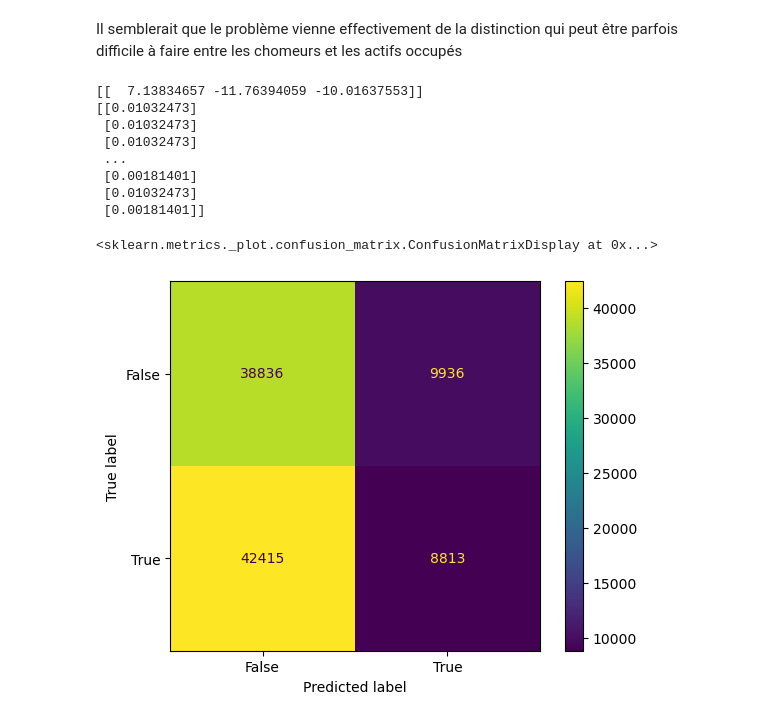
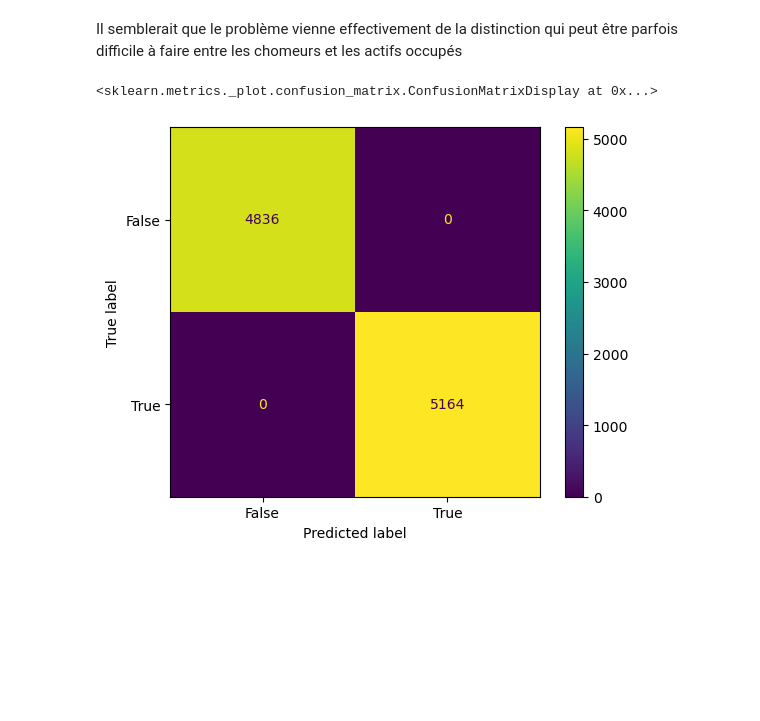
Before and after one commit to Alexis-Barrau/python_ensae, a Jupyter notebook: Scripts/Script first analysis.ipynb, the cells around one changed output. Cells and saved outputs as stored; diff of their text form; code cells hidden in the pictures; blank space fills up the shorter version.

Commit message:
Prediction "Actif" sur l'enquête emploi 2020

```diff
--- a/Scripts/Script first analysis.ipynb
+++ b/Scripts/Script first analysis.ipynb
@@ -103,7 +103,7 @@ print(EEC_2019.shape)
 # standardisation des variables explicatives ? Pas utile car que des dummies
 # (La standardisation permet une convergence plus rapide des algorithmes pour des variables réelles)
 
-EEC_2019_subsample = EEC_2019.sample(n=100000, random_state=3)
+EEC_2019_subsample = EEC_2019.sample(n=10000, random_state=3)
 # %% [output]
 ['ACTEU', 'ANNEE', 'TRIM', 'AGE3', 'AGE5', 'CATAU2010R', 'COURED', 'CSTOT', 'CSTOTR', 'CSTOTPRM', 'DIP11', 'ENFRED', 'METRODOM', 'NFRRED', 'SEXE', 'TYPMEN7']
 (416298, 16)
@@ -550,23 +517,22 @@ from sklearn.feature_selection import SelectFromModel
 
 #  Lasso linear model with cross-validated selection of the regularization parameter (alpha) to find the optimal
 clf = LassoCV()
-clf.fit(X_bis, y_bis)
+clf.fit(X, y_bis)
 
 # Je m'impose un maximum de 10 features selectionnées
 sfm = SelectFromModel(clf, prefit=False, max_features=3)
 
-sfm.fit(X_bis,y_bis)
+sfm.fit(X,y_bis)
 
-X_transform = sfm.transform(X_bis)
-print(X_transform.shape)
-
+X_transform_bis = sfm.transform(X)
+print(X_transform_bis.shape)
 
 from sklearn.linear_model import LogisticRegression
 from sklearn.model_selection import train_test_split
 from sklearn.model_selection import GridSearchCV
 
 
-X_train_2, X_test_2, y_train_2, y_test_2 = train_test_split(X_transform,
+X_train_2, X_test_2, y_train_2, y_test_2 = train_test_split(X_transform_bis,
                                                     y_bis,
                                                     test_size=.2, random_state=3)
 
@@ -613,30 +579,17 @@ Number of variables considered: 3
 # %% [markdown]
 Il semblerait que le problème vienne effectivement de la distinction qui peut être parfois difficile à faire entre les chomeurs et les actifs occupés
 # %%
-print(clf.coef_)
+y_pred_4 = clf.predict(X_transform_bis)
 
-linear_pred_3 = clf.intercept_ + np.dot(X_bis[:, variables_indices], clf.coef_[:, variables_indices].T)
-y_pred_3 = 1 / (1 + np.exp(-linear_pred_3))
 
-threshold = 0.5
-y_pred_3_binary = (y_pred_3 > threshold).astype(int)
-
-cm= confusion_matrix(y_bis,y_pred_3_binary)
+cm= confusion_matrix(y_bis,y_pred_4)
 disp = ConfusionMatrixDisplay(
             confusion_matrix=cm,
             display_labels=clf.classes_
        )
 disp.plot()
 
-#On étudie la matrice de confusion pour le predicteur appliqué à tout l'échantillon X_bis -> très mauvais, pq???
+# Predicteur "clf" permet une prediction parfaite sur notre echantillon X à partir de 3 variables ! Etonnant?!
 # %% [output]
-[[  7.13834657 -11.76394059 -10.01637553]]
-[[0.01032473]
- [0.01032473]
- [0.01032473]
- ...
- [0.00181401]
- [0.01032473]
- [0.00181401]]
+<sklearn.metrics._plot.confusion_matrix.ConfusionMatrixDisplay at 0x...>
-<sklearn.metrics._plot.confusion_matrix.ConfusionMatrixDisplay at 0x...>
-[figure, old version]
+[figure, new version]
```
Also changed, not shown: parts of 7 cells of this notebook.
